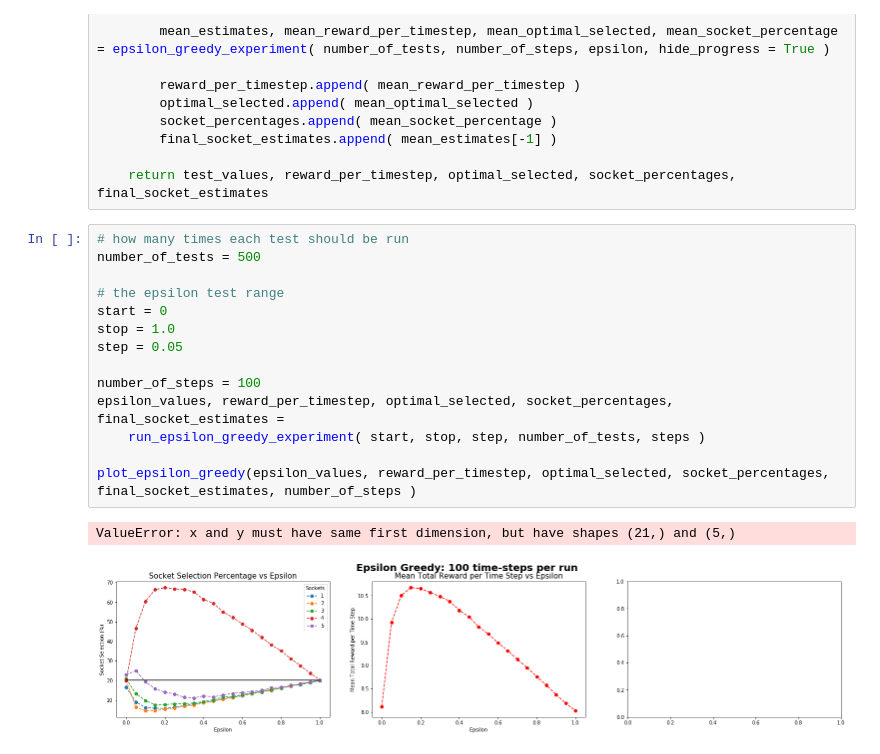
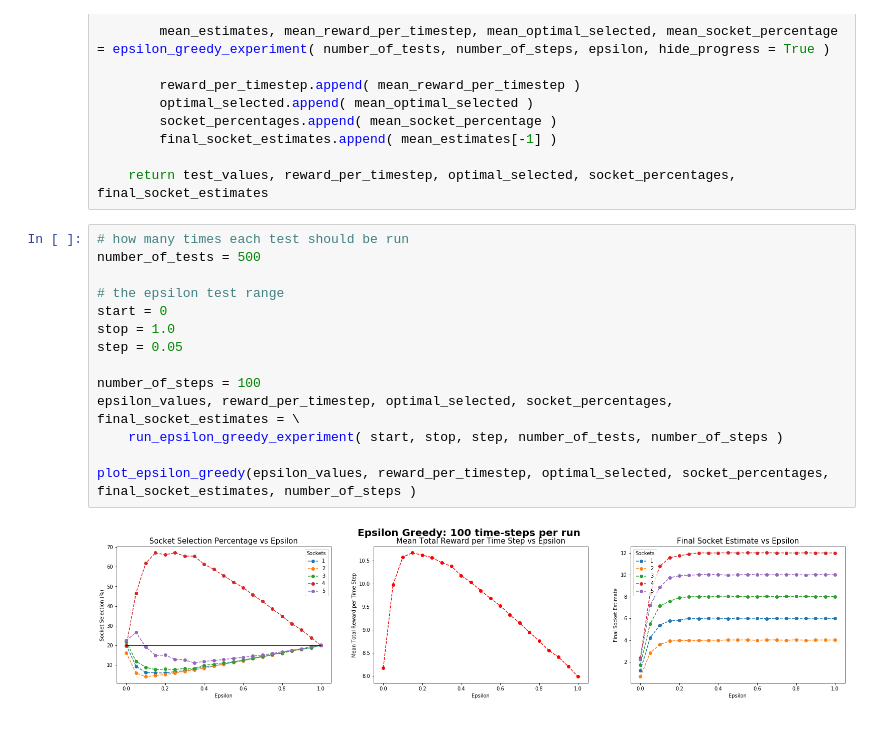
Before and after one commit to WhatIThinkAbout/BabyRobot, a Jupyter notebook: Epsilon Greedy.ipynb, the cells around one changed output. Drawn from its saved outputs; the diff is of its cells as text.

```diff
--- a/Epsilon Greedy.ipynb
+++ b/Epsilon Greedy.ipynb
@@ -170,17 +170,16 @@ def run_epsilon_greedy_experiment( start, end, step = 0.01, number_of_tests = 10
 # %%
 # how many times each test should be run
 number_of_tests = 500
 
 # the epsilon test range
 start = 0
 stop = 1.0
 step = 0.05
 
 number_of_steps = 100
-epsilon_values, reward_per_timestep, optimal_selected, socket_percentages, final_socket_estimates =
-    run_epsilon_greedy_experiment( start, stop, step, number_of_tests, steps )
+epsilon_values, reward_per_timestep, optimal_selected, socket_percentages, final_socket_estimates = \
+    run_epsilon_greedy_experiment( start, stop, step, number_of_tests, number_of_steps )
 
 plot_epsilon_greedy(epsilon_values, reward_per_timestep, optimal_selected, socket_percentages, final_socket_estimates, number_of_steps )
 # %% [output]
-ValueError: x and y must have same first dimension, but have shapes (21,) and (5,)
-[figure, old version]
+[figure, new version]
```
